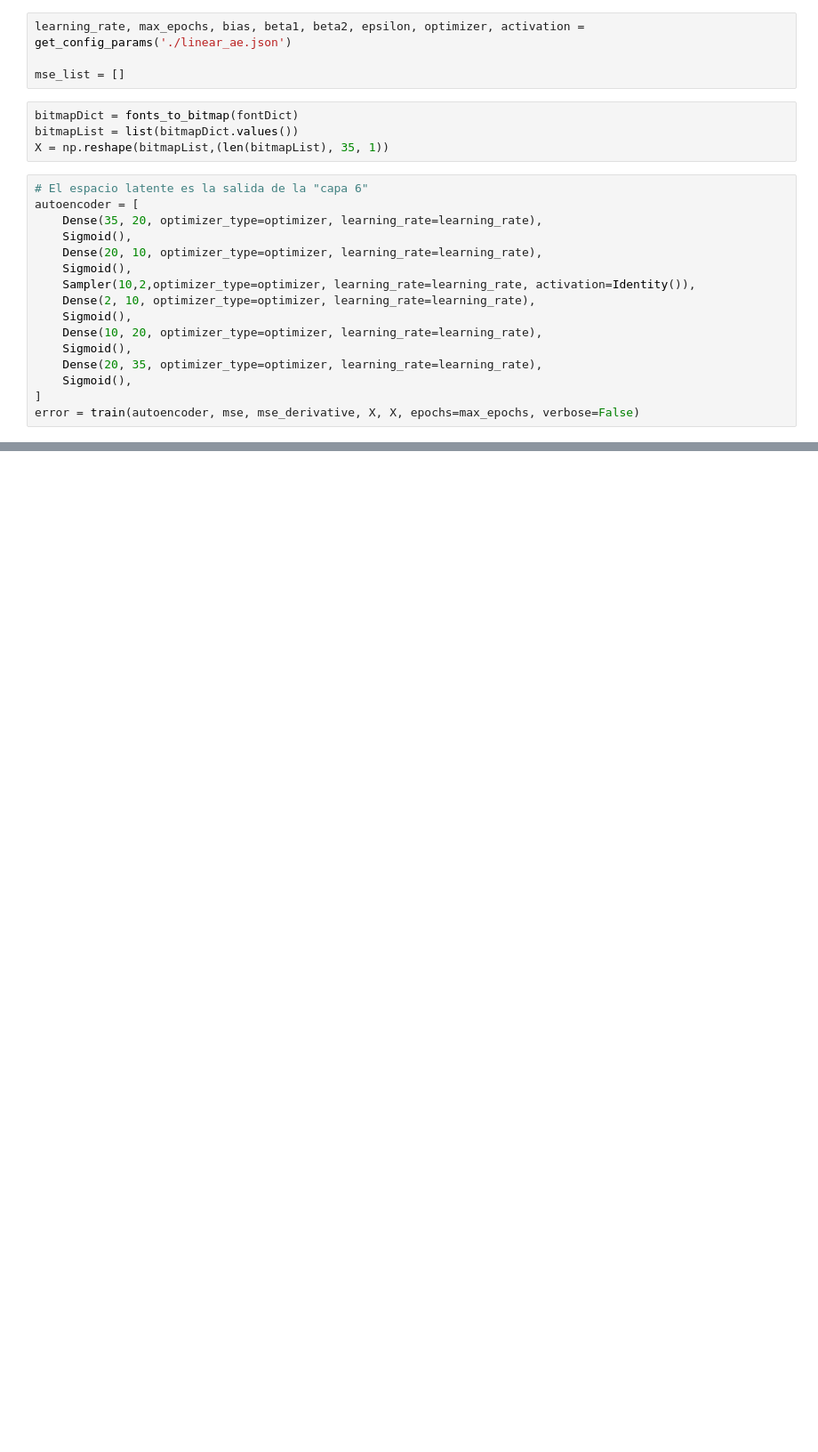
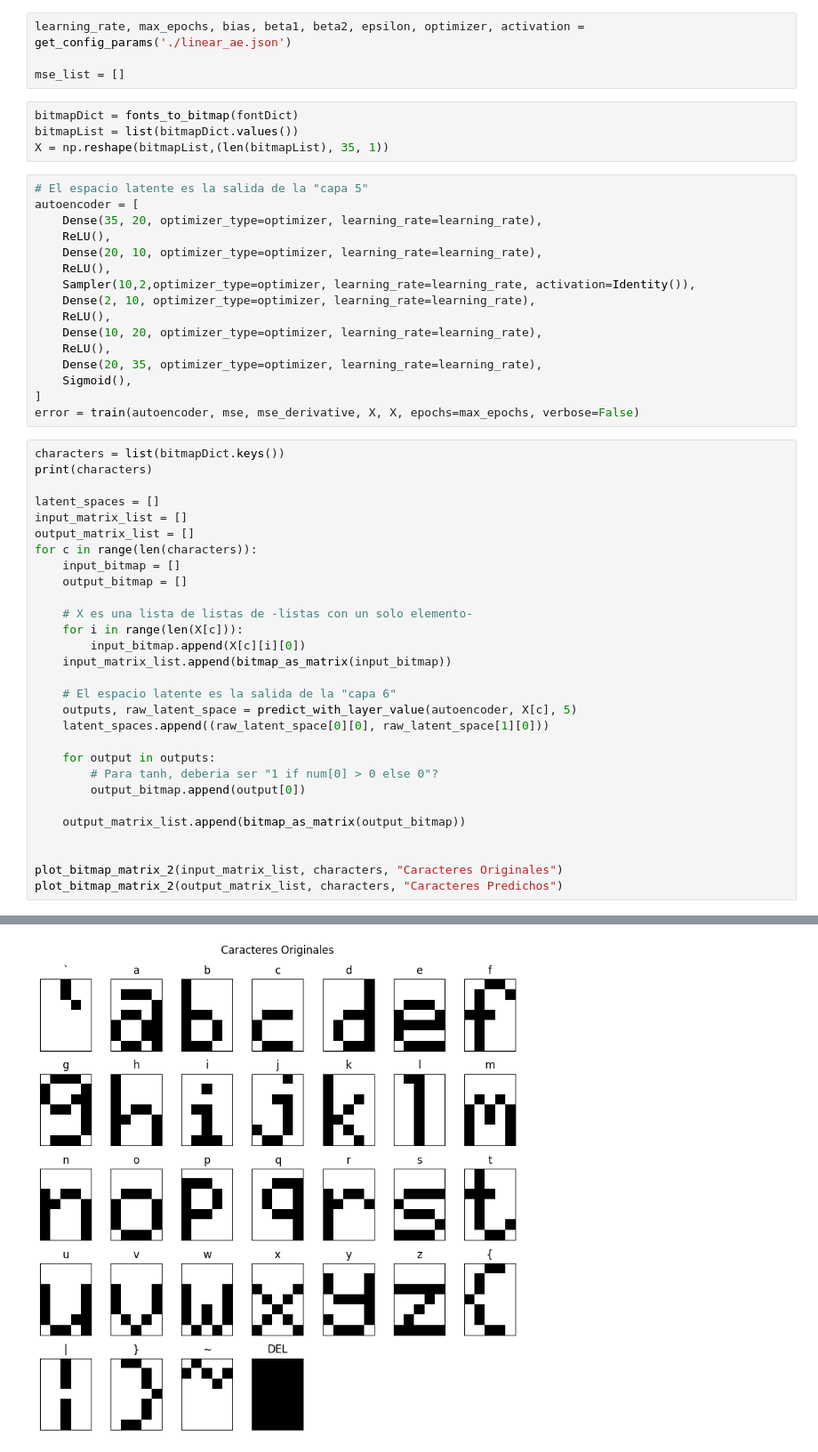
Before and after one commit to Ian-Arnott/TPs-SIA, a Jupyter notebook: Tp5/ej2.ipynb, the cells around one changed output, grey strips where cells are left out. Shown at 89% size. Drawn from its saved outputs; the diff is of its cells as text; blank space fills up the shorter version.

```diff
--- a/Tp5/ej2.ipynb
+++ b/Tp5/ej2.ipynb
@@ -15,18 +16,48 @@ bitmapDict = fonts_to_bitmap(fontDict)
 bitmapList = list(bitmapDict.values())
 X = np.reshape(bitmapList,(len(bitmapList), 35, 1))
 # %%
-# El espacio latente es la salida de la "capa 6"
+# El espacio latente es la salida de la "capa 5"
 autoencoder = [
     Dense(35, 20, optimizer_type=optimizer, learning_rate=learning_rate),
-    Sigmoid(),
+    ReLU(),
     Dense(20, 10, optimizer_type=optimizer, learning_rate=learning_rate),
-    Sigmoid(),
+    ReLU(),
     Sampler(10,2,optimizer_type=optimizer, learning_rate=learning_rate, activation=Identity()),
     Dense(2, 10, optimizer_type=optimizer, learning_rate=learning_rate),
-    Sigmoid(),
+    ReLU(),
     Dense(10, 20, optimizer_type=optimizer, learning_rate=learning_rate),
-    Sigmoid(),
+    ReLU(),
     Dense(20, 35, optimizer_type=optimizer, learning_rate=learning_rate),
     Sigmoid(),
 ]
 error = train(autoencoder, mse, mse_derivative, X, X, epochs=max_epochs, verbose=False)
+# %%
+characters = list(bitmapDict.keys())
+print(characters)
+
+latent_spaces = []
+input_matrix_list = []
+output_matrix_list = []
+for c in range(len(characters)):
+    input_bitmap = []
+    output_bitmap = []
+
+    # X es una lista de listas de -listas con un solo elemento-
+    for i in range(len(X[c])):
+        input_bitmap.append(X[c][i][0])
+    input_matrix_list.append(bitmap_as_matrix(input_bitmap))
+
+    # El espacio latente es la salida de la "capa 6"
+    outputs, raw_latent_space = predict_with_layer_value(autoencoder, X[c], 5)
+    latent_spaces.append((raw_latent_space[0][0], raw_latent_space[1][0]))
+
+    for output in outputs:
+        # Para tanh, deberia ser "1 if num[0] > 0 else 0"?
+        output_bitmap.append(output[0])
+
+    output_matrix_list.append(bitmap_as_matrix(output_bitmap))
+
+
+plot_bitmap_matrix_2(input_matrix_list, characters, "Caracteres Originales")
+plot_bitmap_matrix_2(output_matrix_list, characters, "Caracteres Predichos")
+# %% [output]
@@ -32,0 +65 @@ error = train(autoencoder, mse, mse_derivative, X, X, epochs=max_epochs, verbose
+[figure, added]
```
Also changed, not shown: parts of 3 cells of this notebook, 1 other file.
